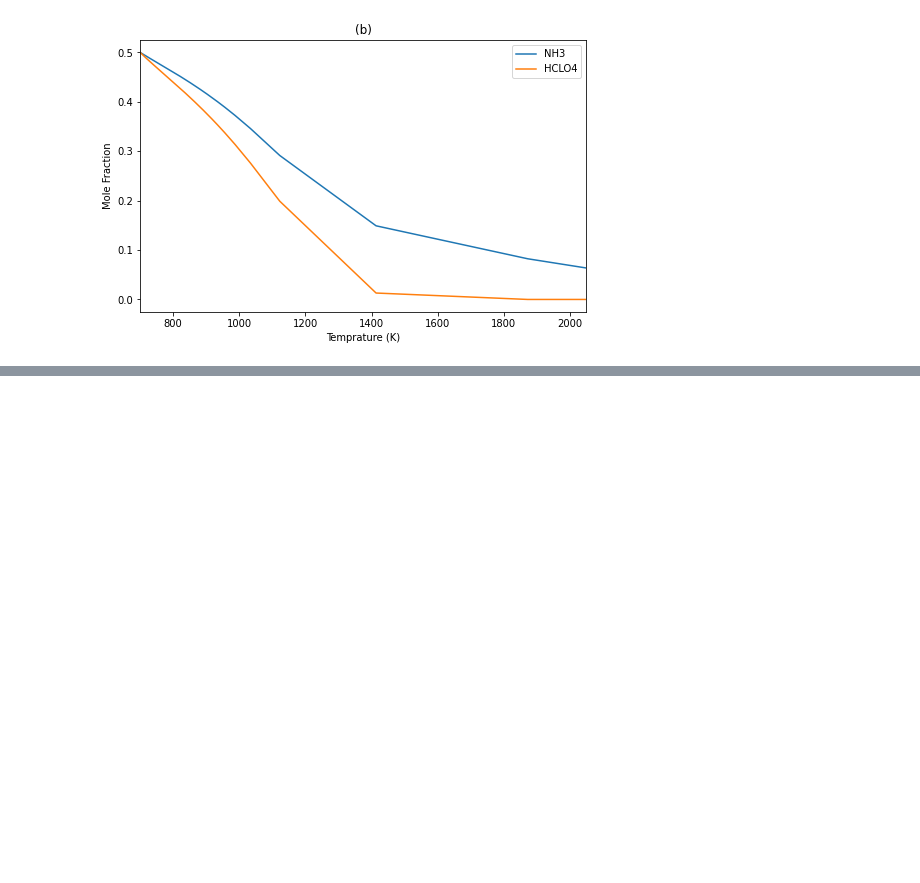
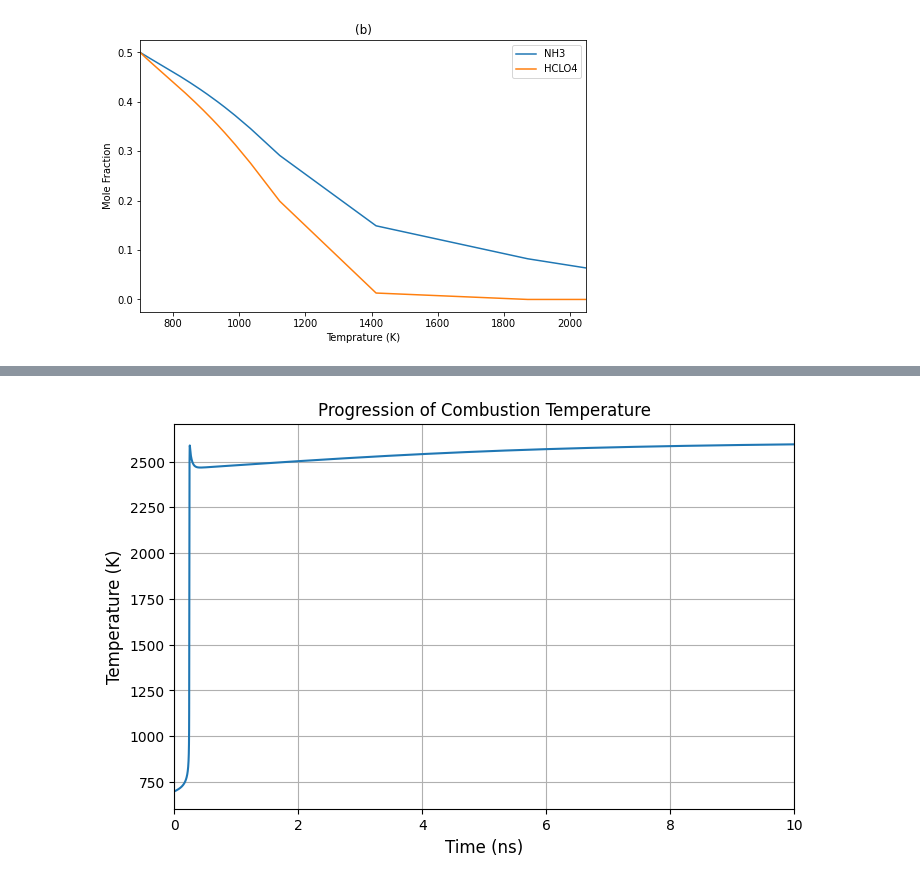
Before and after one commit to tahzeer/solid-rocket-model, a Jupyter notebook: code/model/multiple-step-model/test1.ipynb, the cells around one changed output, grey strips where cells are left out. Saved outputs shown, nothing was run; the diff lists cells and outputs as text; code cells hidden in the pictures; blank space fills up the shorter version.

```diff
--- a/code/model/multiple-step-model/test1.ipynb
+++ b/code/model/multiple-step-model/test1.ipynb
@@ -136,0 +179,14 @@ For species H2, discontinuity in s/R detected at Tmid = 2.01
+# %%
+plt.style.use('default')
+
+
+plt.figure(figsize=(8, 5))
+plt.plot(time*1e3, temp)
+plt.xlabel('Time (ns)', fontsize=12)
+plt.ylabel('Temperature (K)', fontsize=12)
+plt.title('Progression of Combustion Temperature')
+plt.xlim(0, 10)
+plt.grid()
+plt.show()
+# %% [output]
+[figure, added]
```
Also changed, not shown: parts of 5 cells of this notebook, 9 other files.
